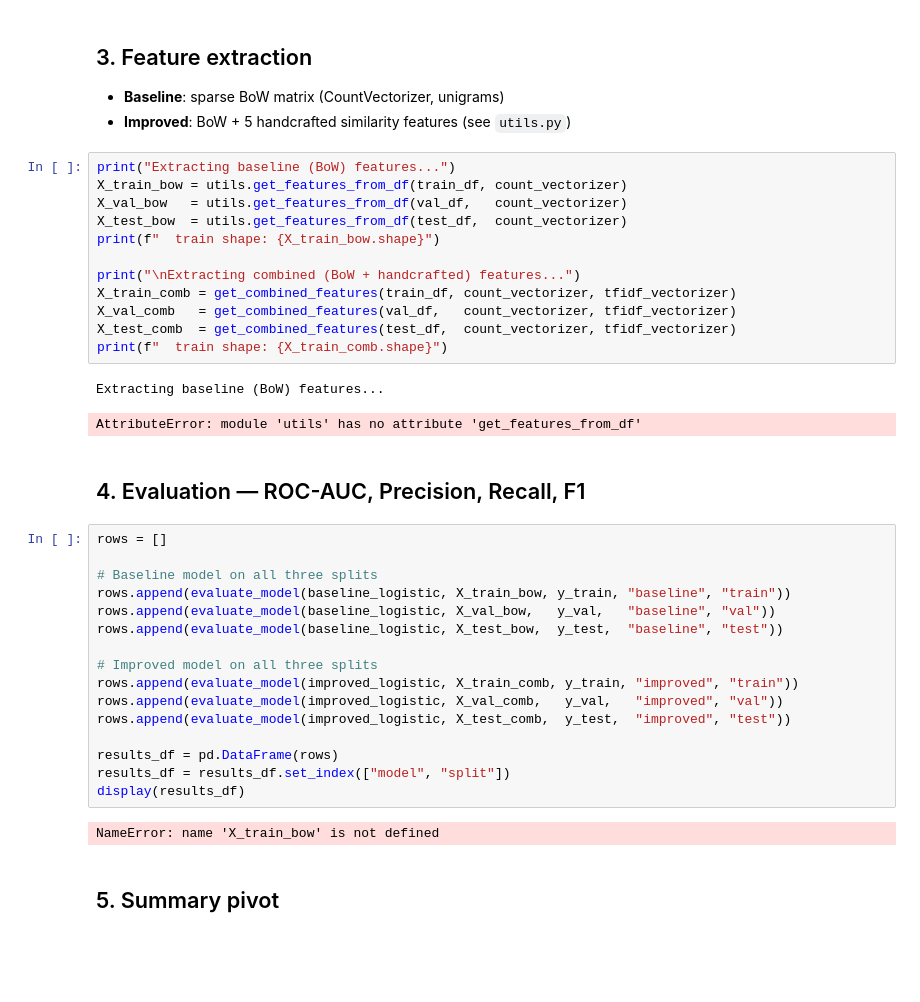
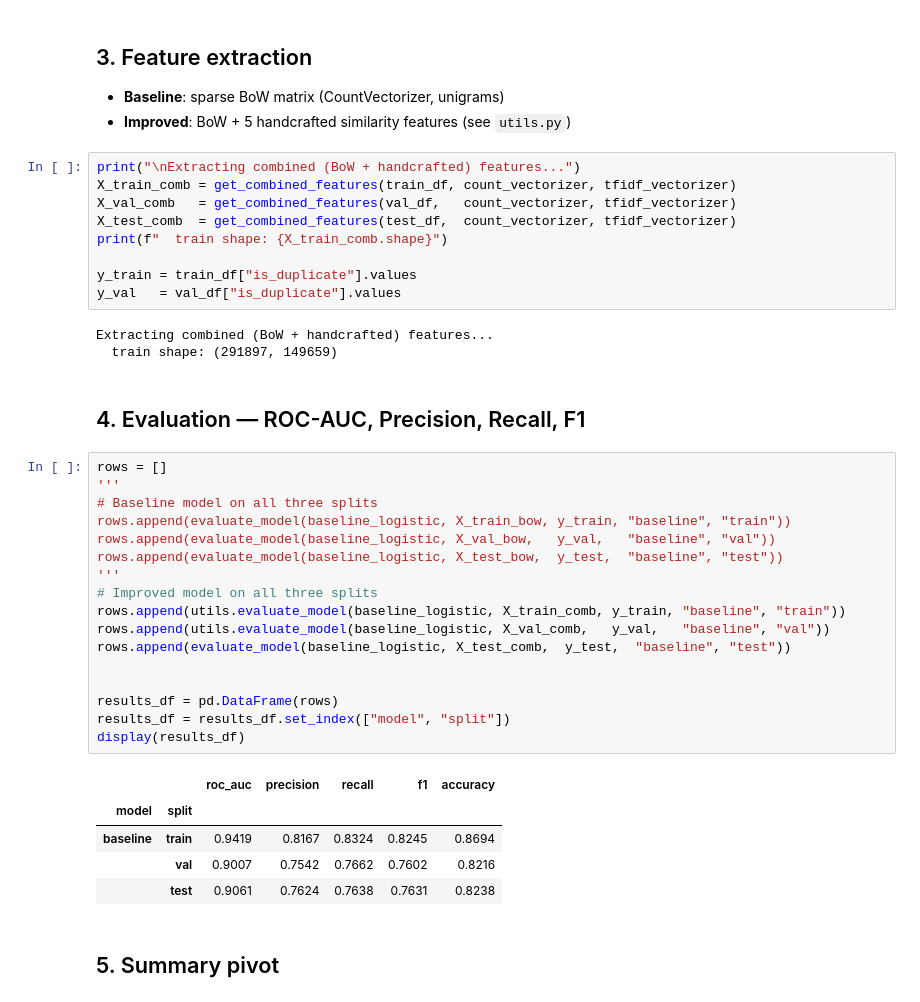
Before and after one commit to alvarosg285/NLP_quora_challenge, a Jupyter notebook: reproduce_results.ipynb, the cells around one changed output. Saved outputs shown, nothing was run; the diff lists cells and outputs as text; blank space fills up the shorter version.

```diff
--- a/reproduce_results.ipynb
+++ b/reproduce_results.ipynb
@@ -64,40 +64,42 @@ All models and vectorizers loaded successfully.
 - **Baseline**: sparse BoW matrix (CountVectorizer, unigrams)
 - **Improved**: BoW + 5 handcrafted similarity features (see `utils.py`)
 # %%
-print("Extracting baseline (BoW) features...")
-X_train_bow = utils.get_features_from_df(train_df, count_vectorizer)
-X_val_bow   = utils.get_features_from_df(val_df,   count_vectorizer)
-X_test_bow  = utils.get_features_from_df(test_df,  count_vectorizer)
-print(f"  train shape: {X_train_bow.shape}")
-
 print("\nExtracting combined (BoW + handcrafted) features...")
 X_train_comb = get_combined_features(train_df, count_vectorizer, tfidf_vectorizer)
 X_val_comb   = get_combined_features(val_df,   count_vectorizer, tfidf_vectorizer)
 X_test_comb  = get_combined_features(test_df,  count_vectorizer, tfidf_vectorizer)
 print(f"  train shape: {X_train_comb.shape}")
+
+y_train = train_df["is_duplicate"].values
+y_val   = val_df["is_duplicate"].values
 # %% [output]
-Extracting baseline (BoW) features...
+Extracting combined (BoW + handcrafted) features...
+  train shape: (291897, 149659)
-AttributeError: module 'utils' has no attribute 'get_features_from_df'
 # %% [markdown]
 ## 4. Evaluation — ROC-AUC, Precision, Recall, F1
 # %%
 rows = []
-
+'''
 # Baseline model on all three splits
 rows.append(evaluate_model(baseline_logistic, X_train_bow, y_train, "baseline", "train"))
 rows.append(evaluate_model(baseline_logistic, X_val_bow,   y_val,   "baseline", "val"))
 rows.append(evaluate_model(baseline_logistic, X_test_bow,  y_test,  "baseline", "test"))
+'''
+# Improved model on all three splits
+rows.append(utils.evaluate_model(baseline_logistic, X_train_comb, y_train, "baseline", "train"))
+rows.append(utils.evaluate_model(baseline_logistic, X_val_comb,   y_val,   "baseline", "val"))
+rows.append(evaluate_model(baseline_logistic, X_test_comb,  y_test,  "baseline", "test"))
 
-# Improved model on all three splits
-rows.append(evaluate_model(improved_logistic, X_train_comb, y_train, "improved", "train"))
-rows.append(evaluate_model(improved_logistic, X_val_comb,   y_val,   "improved", "val"))
-rows.append(evaluate_model(improved_logistic, X_test_comb,  y_test,  "improved", "test"))
 
 results_df = pd.DataFrame(rows)
 results_df = results_df.set_index(["model", "split"])
 display(results_df)
 # %% [output]
-NameError: name 'X_train_bow' is not defined
+|  |  | roc_auc | precision | recall | f1 | accuracy |
+| model | split |  |  |  |  |  |
+| baseline | train | 0.9419 | 0.8167 | 0.8324 | 0.8245 | 0.8694 |
+|  | val | 0.9007 | 0.7542 | 0.7662 | 0.7602 | 0.8216 |
+|  | test | 0.9061 | 0.7624 | 0.7638 | 0.7631 | 0.8238 |
 # %% [markdown]
 ## 5. Summary pivot
 # %%
```
Also changed, not shown: parts of 6 cells of this notebook, 2 other files.
